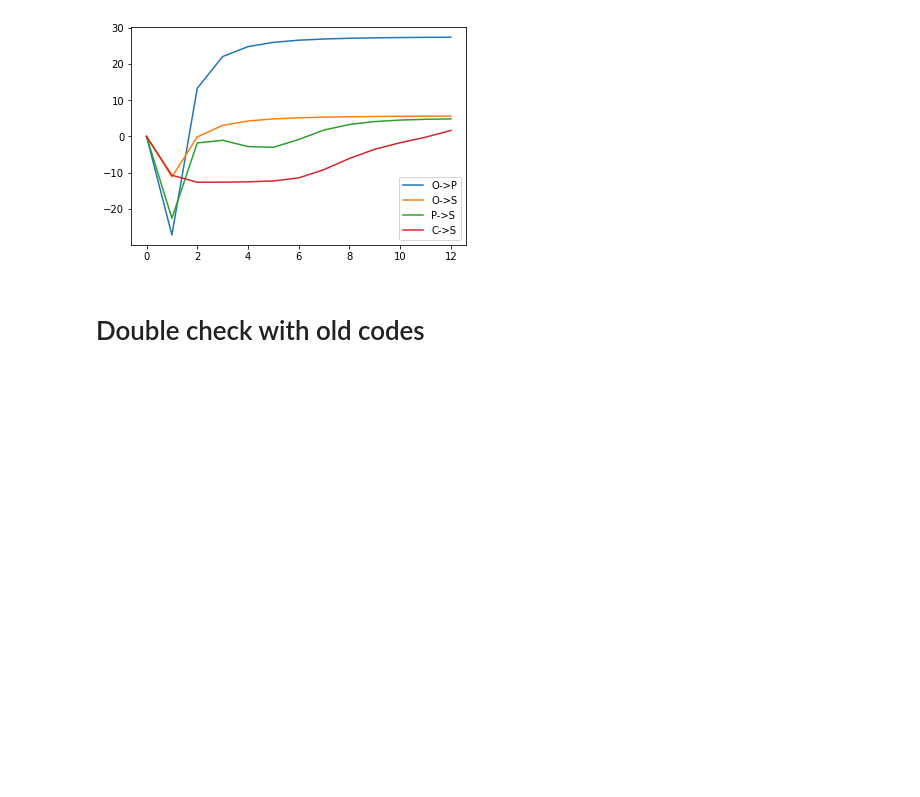
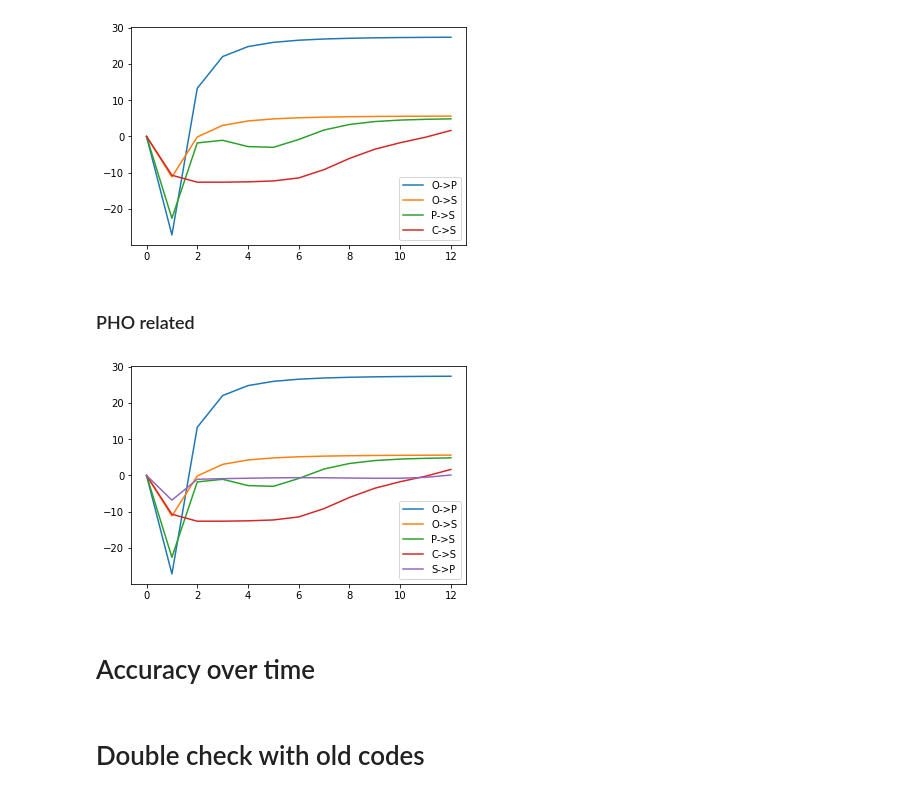
Before and after one commit to JasonLo/triangle_model, a Jupyter notebook: mikenet/examine_model.ipynb, the cells around one changed output. Saved outputs shown, nothing was run; the diff lists cells and outputs as text; code cells hidden in the pictures; blank space fills up the shorter version.

Commit message:
add SP input to plot

```diff
--- a/mikenet/examine_model.ipynb
+++ b/mikenet/examine_model.ipynb
@@ -81,0 +62,21 @@ bias_hop:0 mean: -2.79338002204895
+# %%
+mn_r100 = evaluate.load_testset('mn_r100')
+
+def dense_to_sparse(dense: np.array) -> list:
+    """Convert dense representation to sparse representation."""
+    sparse = []
+    for i, unit in enumerate(dense):
+        if unit == 1:
+            sparse.append(i)
+    return sparse
+
+def word_to_sparse(testset: dict, word: str) -> dict:
+    """Convert word to sparse representation."""
+    word_idx = testset['item'].index(word)
+    return {f"{x}: {dense_to_sparse(mn_r100[x][word_idx])}" for x in ['ort', 'pho', 'sem']}
+
+
+word = 'close'
+print(f'Example: {word}')
+print('Sparse representations:')
+word_to_sparse(mn_r100, word)
@@ -154,3 +137,18 @@ plt.legend(loc="lower right")
 plt.show()
 # %% [output]
 [figure]
+# %% [markdown]
+### PHO related
+# %%
+sp = get_inputs(y_pred['input_hsp_hp'], mask=pho)
+plt.plot(op, label='O->P')
+plt.plot(os, label='O->S')
+plt.plot(ps, label='P->S')
+plt.plot(cs, label='C->S')
+plt.plot(sp, label='S->P')
+plt.legend(loc="lower right")
+plt.show()
+# %% [output]
+[figure, added]
+# %% [markdown]
+# Accuracy over time
```
Also changed, not shown: parts of 21 cells of this notebook.
